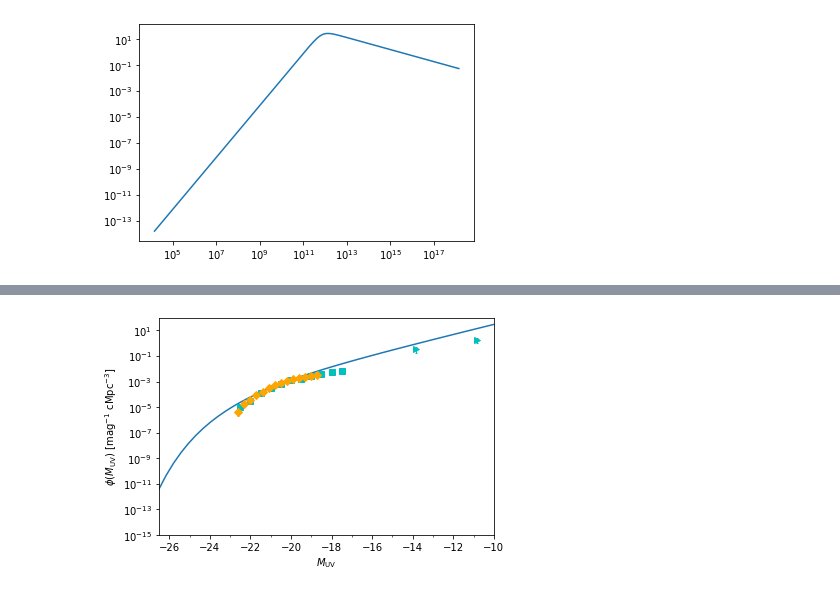
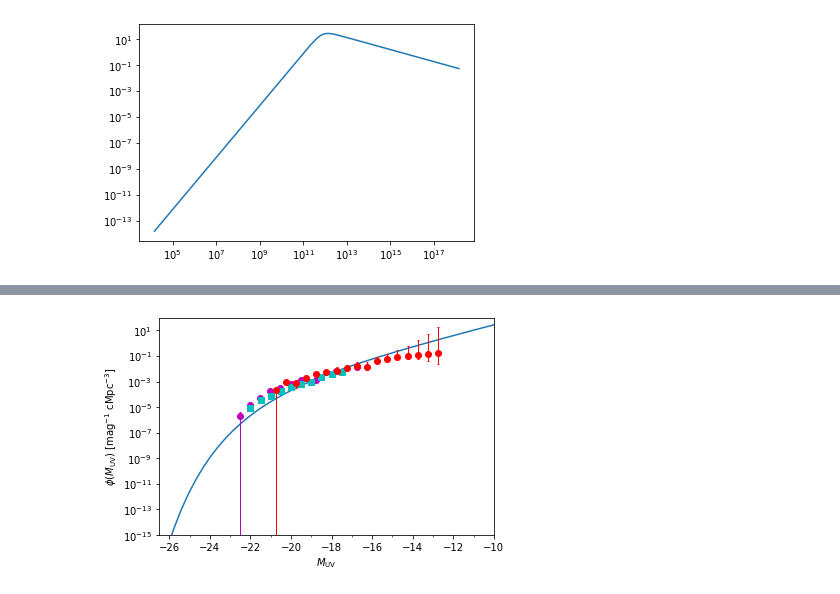
Before and after one commit to eklem1/GalaxySim, a Jupyter notebook: HMFtoSMF_nonLinear.ipynb, the cells around one changed output, grey strips where cells are left out. Drawn from its saved outputs; the diff is of its cells as text; code cells hidden in the pictures.

```diff
--- a/HMFtoSMF_nonLinear.ipynb
+++ b/HMFtoSMF_nonLinear.ipynb
@@ -371,5 +371,15 @@ pars2 = \
  'pq_func_par2': 0.5,
 }
 
+pars_ch = {
+    'pq_func_par0[4]': 0.00030811,
+    'pq_func_par1[4]': 0,
+    'pq_func_par2[4]': 0,
+
+
+}
+
 pars = ares.util.ParameterBundle("emma:model1")
-# print(pars)
+
+pars.update(pars_ch)
+print(pars)
@@ -396,5 +406,5 @@ Interpolating
 # %%
-z = 4
+z = 6
 
 MUV = np.linspace(-28, -10, num=50)
 ls = pop.LuminosityFunction(z, MUV)
@@ -414 +423 @@ Interpolating
-[figure, old version]
+[figure, new version]
```
Also changed, not shown: parts of 4 cells of this notebook, 2 other files.
